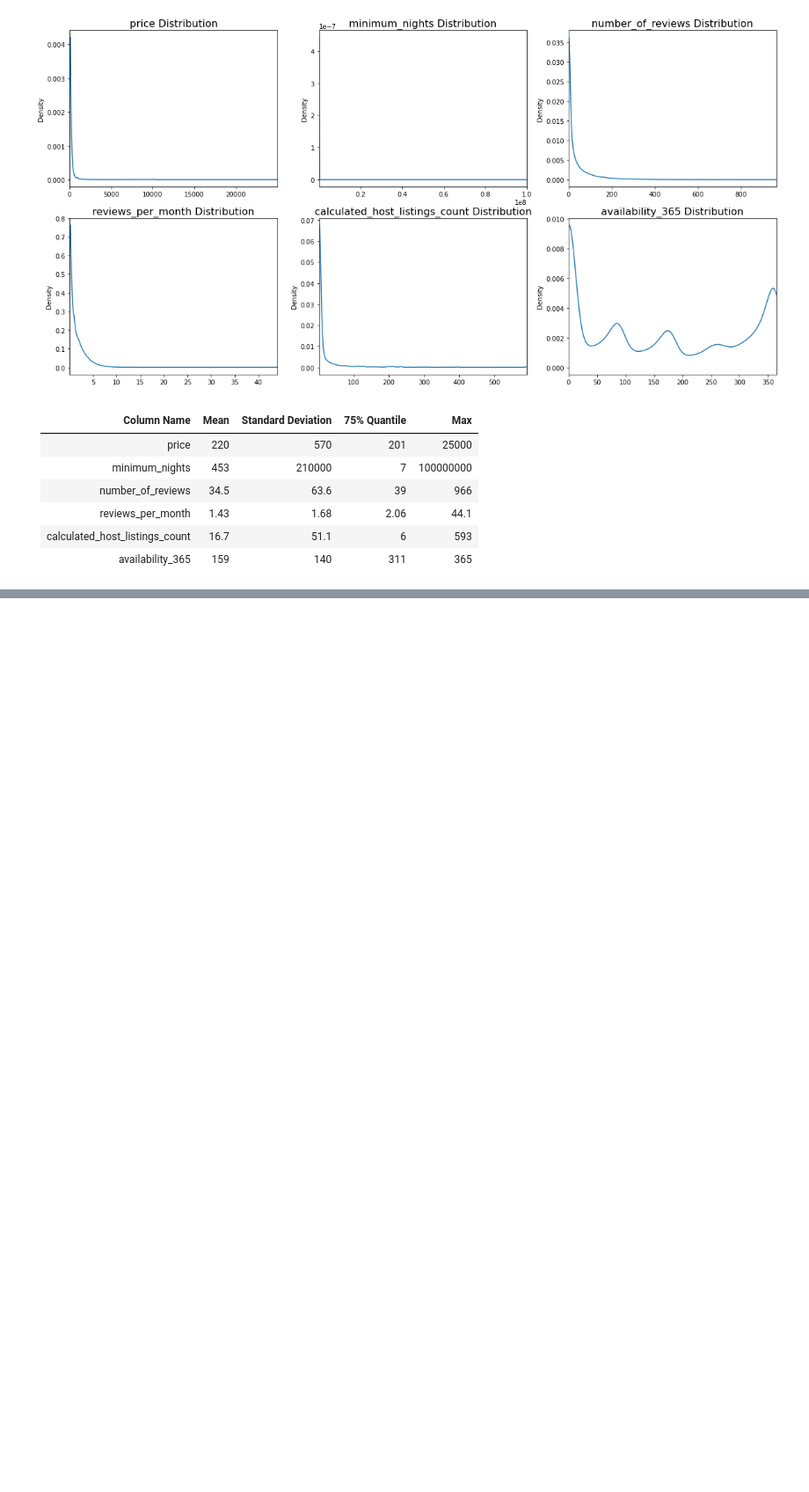
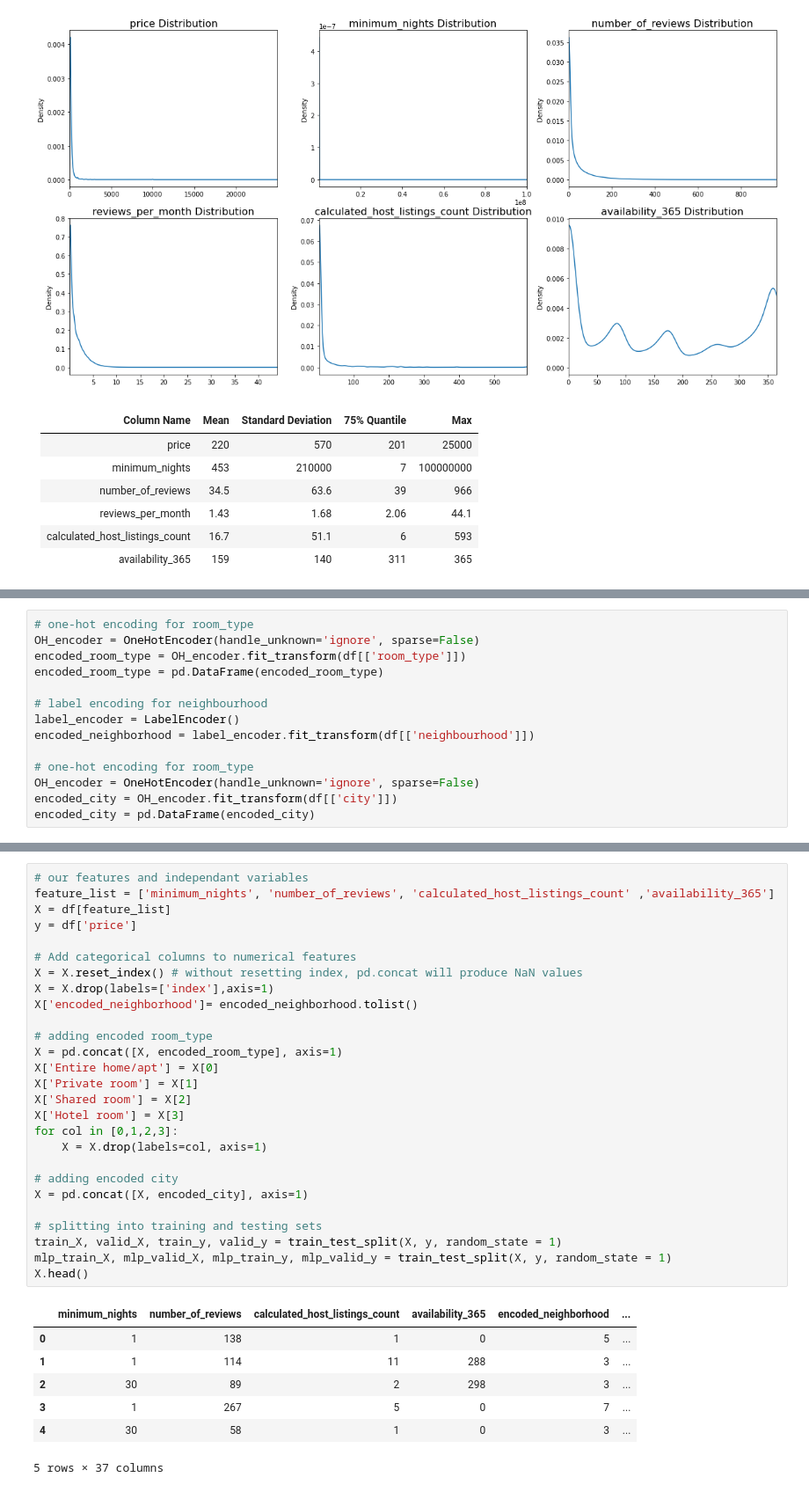
Before and after one commit to samiraafreen/airbnb, a Jupyter notebook: FinalProjectWriteup.ipynb, the cells around one changed output, grey strips where cells are left out. Shown at 88% size. Cells and saved outputs as stored; diff of their text form; blank space fills up the shorter version.

```diff
--- a/FinalProjectWriteup.ipynb
+++ b/FinalProjectWriteup.ipynb
@@ -355,0 +222,14 @@ TypeError: '(array([ True,  True,  True, ...,  True, False,  True]), slice(None,
+# %%
+# one-hot encoding for room_type
+OH_encoder = OneHotEncoder(handle_unknown='ignore', sparse=False)
+encoded_room_type = OH_encoder.fit_transform(df[['room_type']])
+encoded_room_type = pd.DataFrame(encoded_room_type)
+
+# label encoding for neighbourhood
+label_encoder = LabelEncoder()
+encoded_neighborhood = label_encoder.fit_transform(df[['neighbourhood']])
+
+# one-hot encoding for room_type
+OH_encoder = OneHotEncoder(handle_unknown='ignore', sparse=False)
+encoded_city = OH_encoder.fit_transform(df[['city']])
+encoded_city = pd.DataFrame(encoded_city)
@@ -355,0 +240,35 @@ TypeError: '(array([ True,  True,  True, ...,  True, False,  True]), slice(None,
+# %%
+# our features and independant variables
+feature_list = ['minimum_nights', 'number_of_reviews', 'calculated_host_listings_count' ,'availability_365']
+X = df[feature_list]
+y = df['price']
+
+# Add categorical columns to numerical features
+X = X.reset_index() # without resetting index, pd.concat will produce NaN values
+X = X.drop(labels=['index'],axis=1)
+X['encoded_neighborhood']= encoded_neighborhood.tolist()
+
+# adding encoded room_type
+X = pd.concat([X, encoded_room_type], axis=1)
+X['Entire home/apt'] = X[0]
+X['Private room'] = X[1]
+X['Shared room'] = X[2]
+X['Hotel room'] = X[3]
+for col in [0,1,2,3]:
+    X = X.drop(labels=col, axis=1)
+
+# adding encoded city
+X = pd.concat([X, encoded_city], axis=1)
+
+# splitting into training and testing sets
+train_X, valid_X, train_y, valid_y = train_test_split(X, y, random_state = 1)
+mlp_train_X, mlp_valid_X, mlp_train_y, mlp_valid_y = train_test_split(X, y, random_state = 1)
+X.head()
+# %% [output]
+|  | minimum_nights | number_of_reviews | calculated_host_listings_count | availability_365 | encoded_neighborhood | ... |
+| 0 | 1 | 138 | 1 | 0 | 5 | ... |
+| 1 | 1 | 114 | 11 | 288 | 3 | ... |
+| 2 | 30 | 89 | 2 | 298 | 3 | ... |
+| 3 | 1 | 267 | 5 | 0 | 7 | ... |
+| 4 | 30 | 58 | 1 | 0 | 3 | ... |
+5 rows × 37 columns
```
Also changed, not shown: parts of 61 cells of this notebook, 2 other files.
